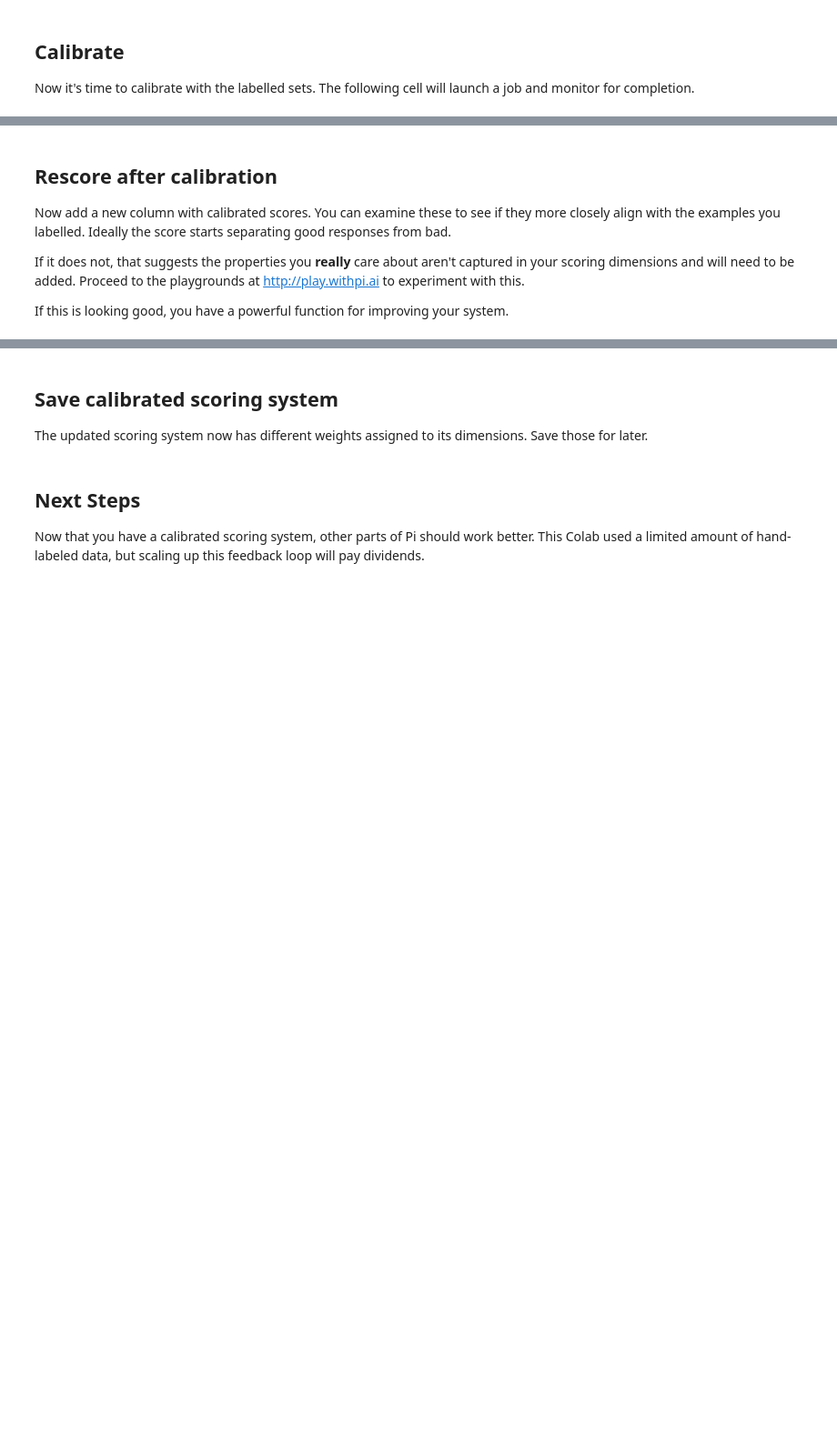
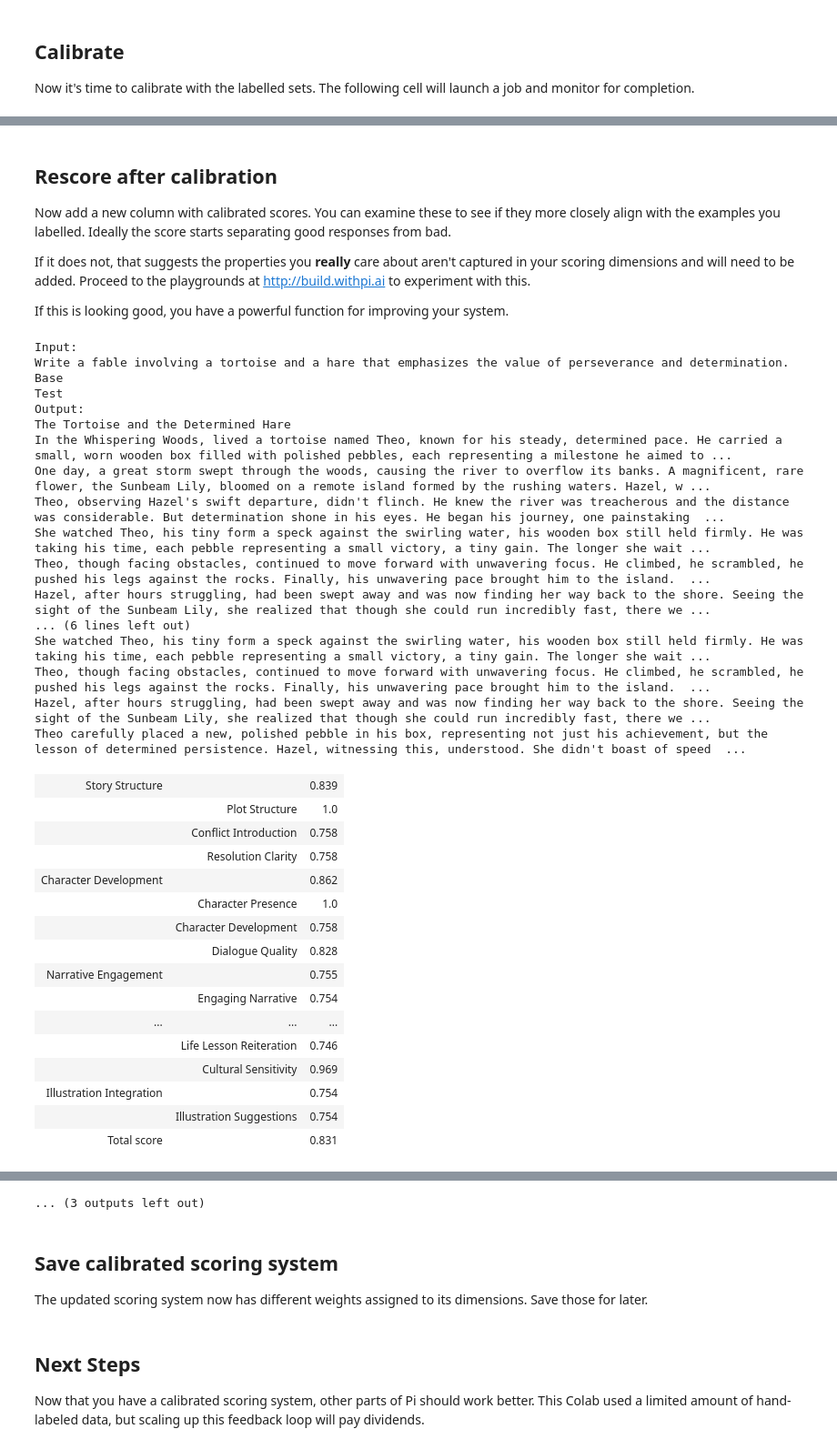
Before and after one commit to withpi/cookbook-withpi, a Jupyter notebook: colabs/Calibrate_with_User_Preferences.ipynb, the cells around one changed output, grey strips where cells are left out. Shown at 91% size. Drawn from its saved outputs; the diff is of its cells as text; code cells hidden in the pictures; blank space fills up the shorter version.

```diff
--- a/colabs/Calibrate_with_User_Preferences.ipynb
+++ b/colabs/Calibrate_with_User_Preferences.ipynb
@@ -238,0 +535,11 @@ ScoringSystemCalibrationStatus(detailed_status=['LAUNCHING', 'RUNNING', 'Trainin
+# %%
+from withpi_utils.colab import stream_response
+
+scoring_system_calibration_status = client.scoring_system.calibrate.start_job(
+    scoring_spec=aesop_scoring_spec,
+    examples=examples
+)
+
+aesop_scoring_spec_calibrated = stream_response(
+    scoring_system_calibration_status.job_id,
+    client.scoring_system.calibrate).calibrated_scoring_spec
@@ -241,13 +566,59 @@ ScoringSystemCalibrationStatus(detailed_status=['LAUNCHING', 'RUNNING', 'Trainin
 
 Now add a new column with calibrated scores. You can examine these to see if they more closely align with the examples you labelled.  Ideally the score starts separating good responses from bad.
 
-If it does not, that suggests the properties you **really** care about aren't captured in your scoring dimensions and will need to be added.  Proceed to the playgrounds at http://play.withpi.ai to experiment with this.
+If it does not, that suggests the properties you **really** care about aren't captured in your scoring dimensions and will need to be added.  Proceed to the playgrounds at http://build.withpi.ai to experiment with this.
 
 If this is looking good, you have a powerful function for improving your system.
-# %%
-for row in labelled:
-   row['calibrated'] = client.pi_scoring_system.score(
-       scoring_system=aesop_scoring_system_calibrated,
-       llm_input=row["input"],
-       llm_output=row["output"]).total_score
-   print(f"Label: {row['label']}, Original Score: {row['uncalibrated_scores']}, Calibrated: {row['calibrated']}")
+# %%
+from withpi_utils.colab import pretty_print_responses
+
+for i in tqdm(range(5)):
+  example = aesop_dataset["train"][i]
+  old_score = client.scoring_system.score(
+       scoring_spec=aesop_scoring_spec,
+       llm_input=example["input"],
+       llm_output=example["output"])
+  new_score = client.scoring_system.score(
+       scoring_spec=aesop_scoring_spec_calibrated,
+       llm_input=example["input"],
+       llm_output=example["output"])
+  pretty_print_responses(
+      header="#### Input:\n" + row["input"],
+      response1 = "#### Output:\n" + row["output"],
+      response2 = "#### Output:\n" + row["output"],
+      scores_left=old_score,
+      scores_right=new_score)
+# %% [output]
+Input:
+Write a fable involving a tortoise and a hare that emphasizes the value of perseverance and determination.
+Base
+Test
+Output:
+The Tortoise and the Determined Hare
+In the Whispering Woods, lived a tortoise named Theo, known for his steady, determined pace. He carried a small, worn wooden box filled with polished pebbles, each representing a milestone he aimed to ...
+One day, a great storm swept through the woods, causing the river to overflow its banks. A magnificent, rare flower, the Sunbeam Lily, bloomed on a remote island formed by the rushing waters. Hazel, w ...
+Theo, observing Hazel's swift departure, didn't flinch. He knew the river was treacherous and the distance was considerable. But determination shone in his eyes. He began his journey, one painstaking  ...
+She watched Theo, his tiny form a speck against the swirling water, his wooden box still held firmly. He was taking his time, each pebble representing a small victory, a tiny gain. The longer she wait ...
+Theo, though facing obstacles, continued to move forward with unwavering focus. He climbed, he scrambled, he pushed his legs against the rocks. Finally, his unwavering pace brought him to the island.  ...
+Hazel, after hours struggling, had been swept away and was now finding her way back to the shore. Seeing the sight of the Sunbeam Lily, she realized that though she could run incredibly fast, there we ...
+... (6 lines left out)
+She watched Theo, his tiny form a speck against the swirling water, his wooden box still held firmly. He was taking his time, each pebble representing a small victory, a tiny gain. The longer she wait ...
+Theo, though facing obstacles, continued to move forward with unwavering focus. He climbed, he scrambled, he pushed his legs against the rocks. Finally, his unwavering pace brought him to the island.  ...
+Hazel, after hours struggling, had been swept away and was now finding her way back to the shore. Seeing the sight of the Sunbeam Lily, she realized that though she could run incredibly fast, there we ...
+Theo carefully placed a new, polished pebble in his box, representing not just his achievement, but the lesson of determined persistence. Hazel, witnessing this, understood. She didn't boast of speed  ...
+| Story Structure |  | 0.839 |
+|  | Plot Structure | 1.0 |
+|  | Conflict Introduction | 0.758 |
+|  | Resolution Clarity | 0.758 |
+| Character Development |  | 0.862 |
+|  | Character Presence | 1.0 |
+|  | Character Development | 0.758 |
+|  | Dialogue Quality | 0.828 |
+| Narrative Engagement |  | 0.755 |
+|  | Engaging Narrative | 0.754 |
+| ... | ... | ... |
+|  | Life Lesson Reiteration | 0.746 |
+|  | Cultural Sensitivity | 0.969 |
+| Illustration Integration |  | 0.754 |
+|  | Illustration Suggestions | 0.754 |
+| Total score |  | 0.831 |
@@ -254,3 +788,4 @@ for row in labelled:
+... (3 outputs left out)
 # %% [markdown]
 ## Save calibrated scoring system
 
```
Also changed, not shown: parts of 11 cells of this notebook.
